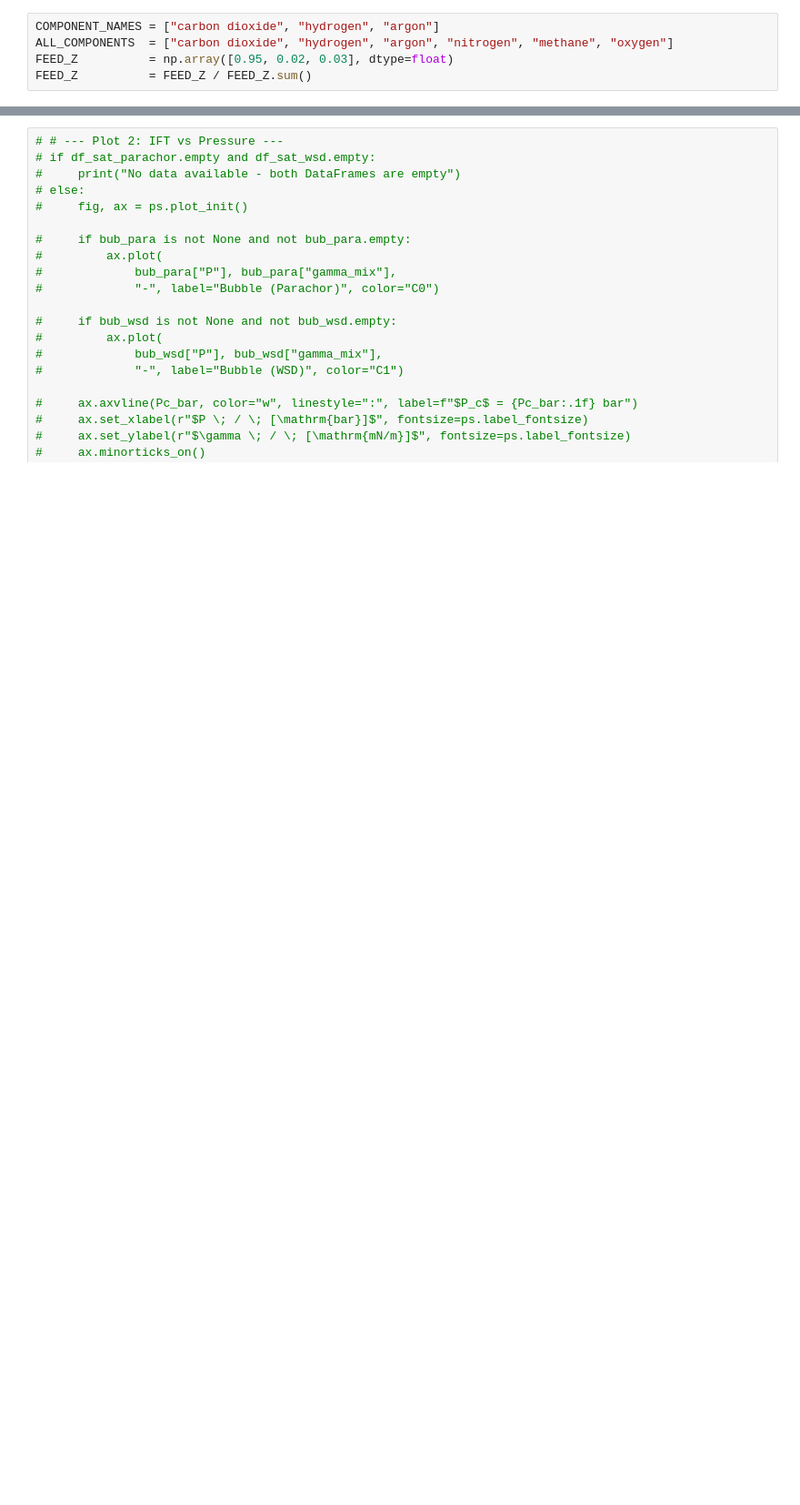
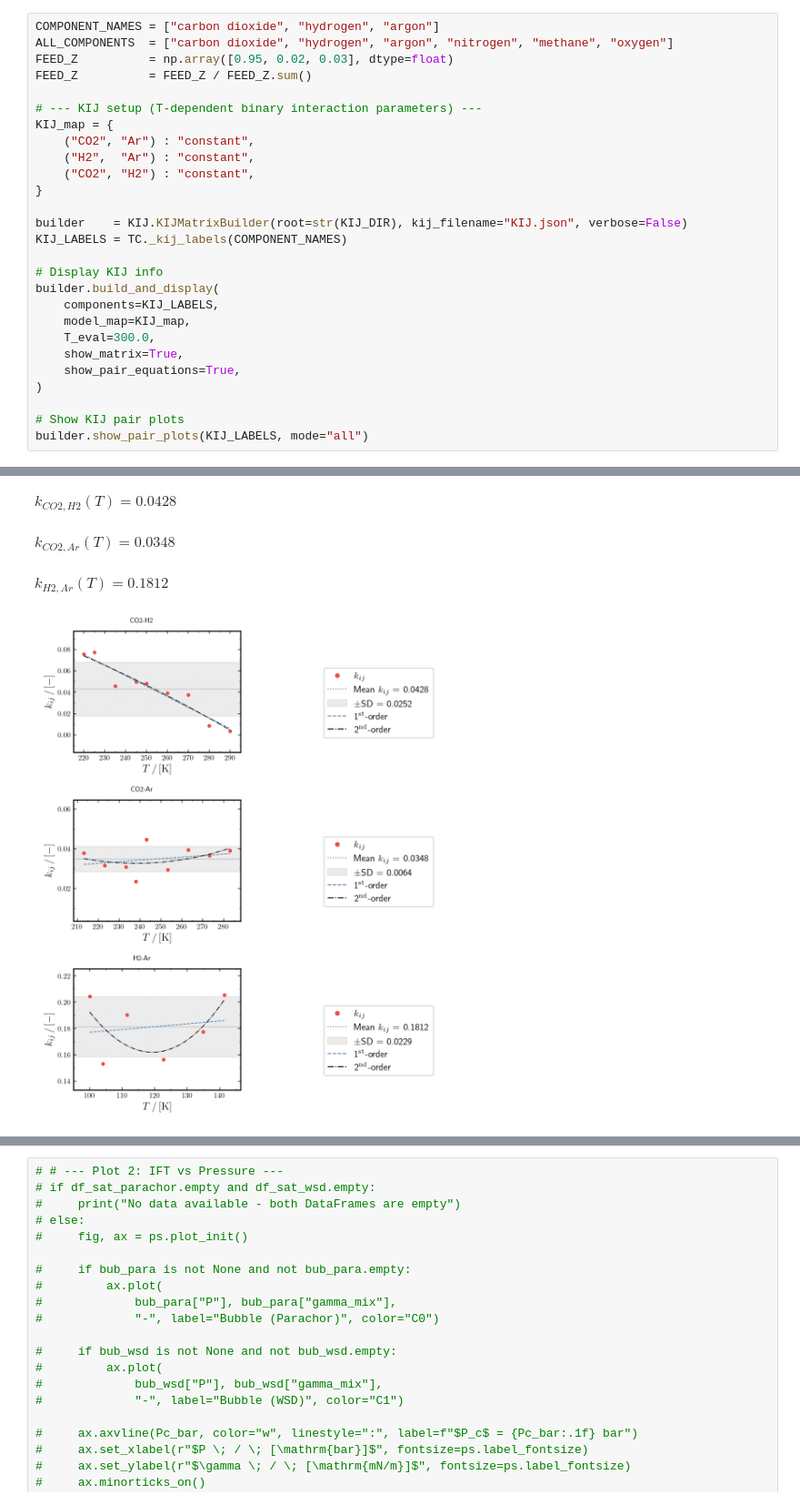
Before and after one commit to Darz2/co2-impurities-ml-surrogates, a Jupyter notebook: PCSAFT_cDFT/SEC/SEC_SATURATION_IFT.ipynb, the cells around one changed output, grey strips where cells are left out. Shown at 91% size. Saved outputs shown, nothing was run; the diff lists cells and outputs as text; blank space fills up the shorter version.

```diff
--- a/PCSAFT_cDFT/SEC/SEC_SATURATION_IFT.ipynb
+++ b/PCSAFT_cDFT/SEC/SEC_SATURATION_IFT.ipynb
@@ -36,3 +40,26 @@ COMPONENT_NAMES = ["carbon dioxide", "hydrogen", "argon"]
 ALL_COMPONENTS  = ["carbon dioxide", "hydrogen", "argon", "nitrogen", "methane", "oxygen"]
 FEED_Z          = np.array([0.95, 0.02, 0.03], dtype=float)
 FEED_Z          = FEED_Z / FEED_Z.sum()
+
+# --- KIJ setup (T-dependent binary interaction parameters) ---
+KIJ_map = {
+    ("CO2", "Ar") : "constant",
+    ("H2",  "Ar") : "constant",
+    ("CO2", "H2") : "constant",
+}
+
+builder    = KIJ.KIJMatrixBuilder(root=str(KIJ_DIR), kij_filename="KIJ.json", verbose=False)
+KIJ_LABELS = TC._kij_labels(COMPONENT_NAMES)
+
+# Display KIJ info
+builder.build_and_display(
+    components=KIJ_LABELS,
+    model_map=KIJ_map,
+    T_eval=300.0,
+    show_matrix=True,
+    show_pair_equations=True,
+)
+
+# Show KIJ pair plots
+builder.show_pair_plots(KIJ_LABELS, mode="all")
+# %% [output]
@@ -39 +74,5 @@ FEED_Z          = FEED_Z / FEED_Z.sum()
+$\displaystyle k_{CO2,H2}{\left(T \right)} = 0.0428$
+$\displaystyle k_{CO2,Ar}{\left(T \right)} = 0.0348$
+$\displaystyle k_{H2,Ar}{\left(T \right)} = 0.1812$
+[figure, added]
 # %%
```
Also changed, not shown: parts of 9 cells of this notebook, 22 other files.
